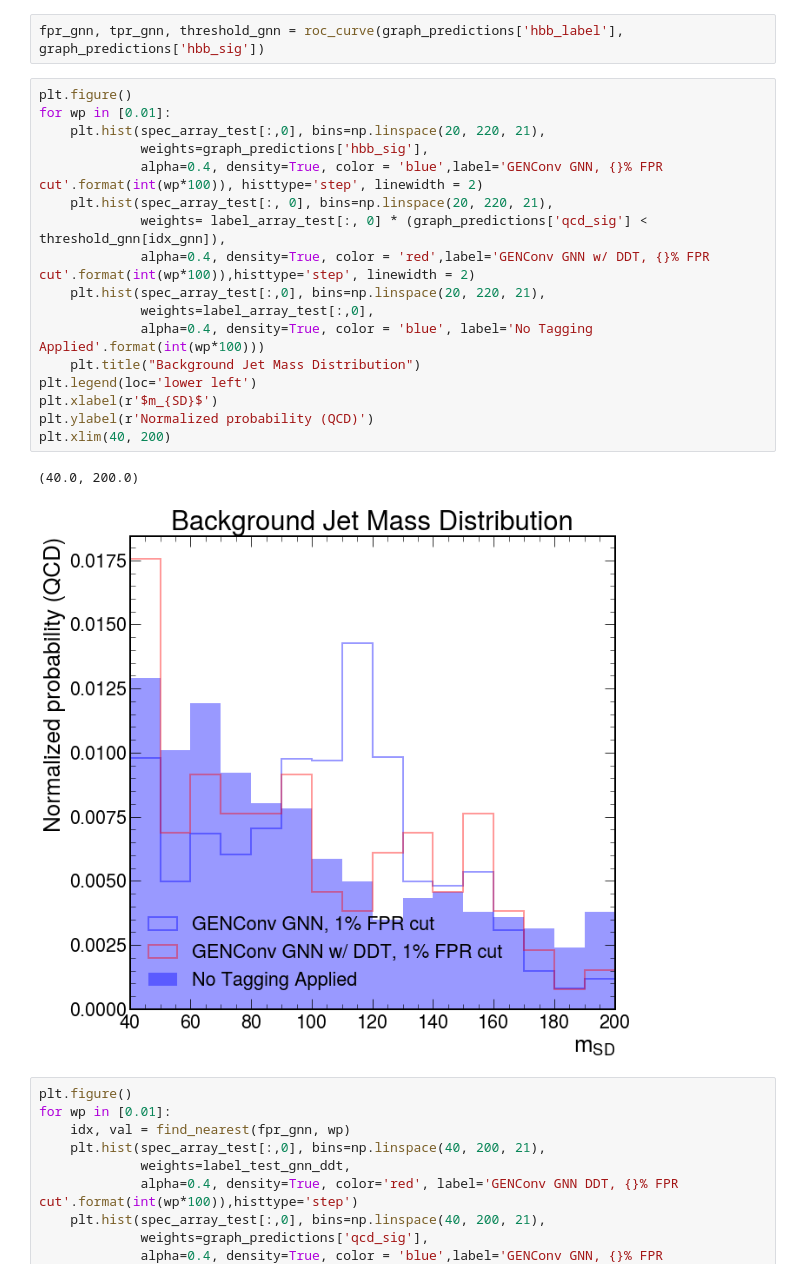
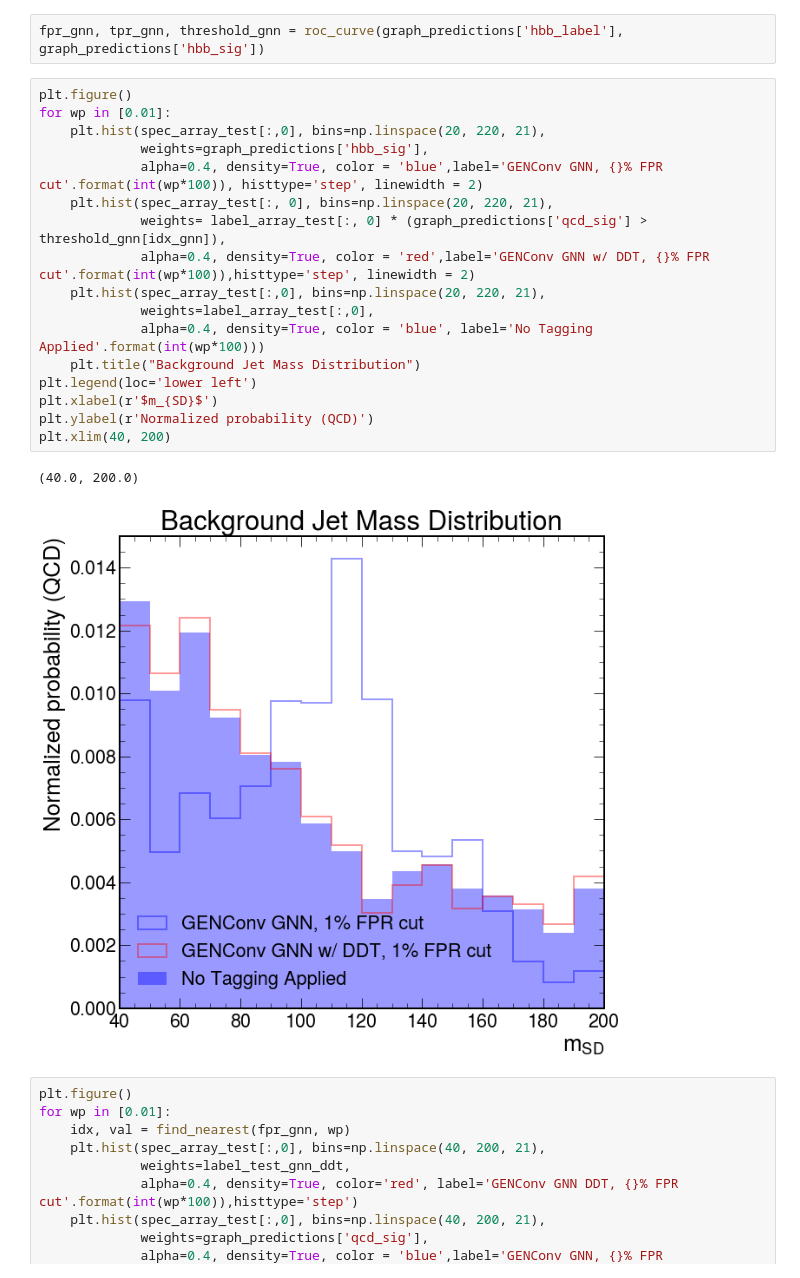
Before and after one commit to Bryan-Az/DSC-Capstone-Result-Replication, a Jupyter notebook: src/analysis/evaluation.ipynb, the cells around one changed output. Cells and saved outputs as stored; diff of their text form.

```diff
--- a/src/analysis/evaluation.ipynb
+++ b/src/analysis/evaluation.ipynb
@@ -201,23 +201,23 @@ fpr_gnn, tpr_gnn, threshold_gnn = roc_curve(graph_predictions['hbb_label'], grap
 # %%
 plt.figure()
 for wp in [0.01]:
     plt.hist(spec_array_test[:,0], bins=np.linspace(20, 220, 21),
              weights=graph_predictions['hbb_sig'],
              alpha=0.4, density=True, color = 'blue',label='GENConv GNN, {}% FPR cut'.format(int(wp*100)), histtype='step', linewidth = 2)
     plt.hist(spec_array_test[:, 0], bins=np.linspace(20, 220, 21),
-             weights= label_array_test[:, 0] * (graph_predictions['qcd_sig'] < threshold_gnn[idx_gnn]),
+             weights= label_array_test[:, 0] * (graph_predictions['qcd_sig'] > threshold_gnn[idx_gnn]),
              alpha=0.4, density=True, color = 'red',label='GENConv GNN w/ DDT, {}% FPR cut'.format(int(wp*100)),histtype='step', linewidth = 2)
     plt.hist(spec_array_test[:,0], bins=np.linspace(20, 220, 21),
              weights=label_array_test[:,0],
              alpha=0.4, density=True, color = 'blue', label='No Tagging Applied'.format(int(wp*100)))
     plt.title("Background Jet Mass Distribution")
 plt.legend(loc='lower left')
 plt.xlabel(r'$m_{SD}$')
 plt.ylabel(r'Normalized probability (QCD)')
 plt.xlim(40, 200)
 # %% [output]
 (40.0, 200.0)
-[figure, old version]
+[figure, new version]
 # %%
 plt.figure()
 for wp in [0.01]:
```
Also changed, not shown: 1 other file.
